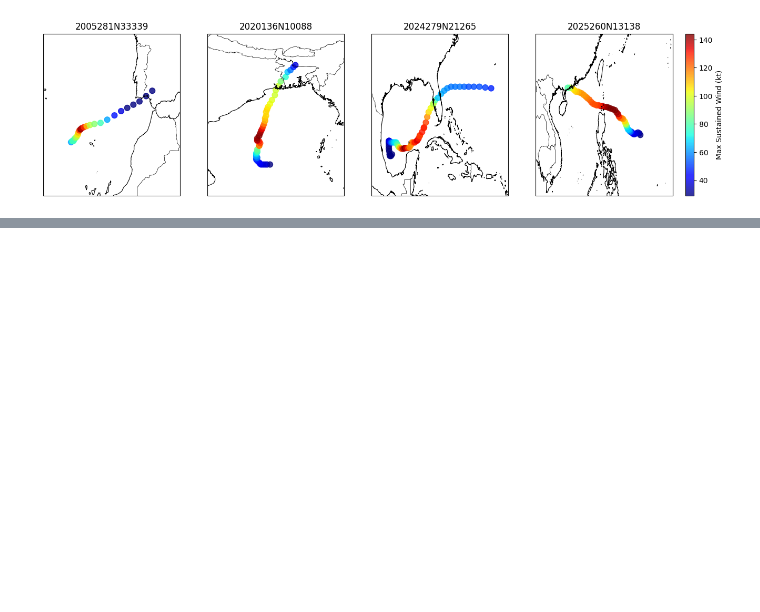
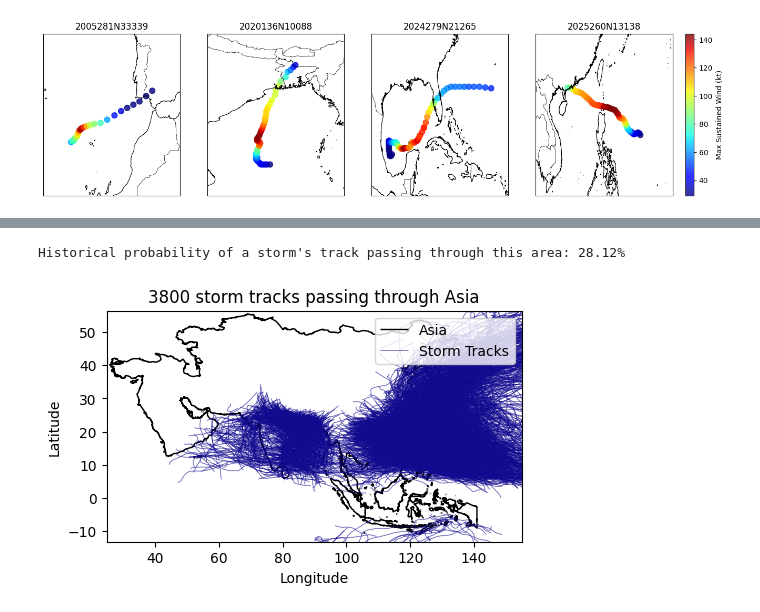
Before and after one commit to ministryofaayush/perils, a Jupyter notebook: typhon/storms_SIDevents.ipynb, the cells around one changed output, grey strips where cells are left out. Saved outputs shown, nothing was run; the diff lists cells and outputs as text; code cells hidden in the pictures; blank space fills up the shorter version.

```diff
--- a/typhon/storms_SIDevents.ipynb
+++ b/typhon/storms_SIDevents.ipynb
@@ -120,0 +160,19 @@ plt.show()
+# %%
+# shapely.geometry's LineStrings help create a single geometry for each storm track
+# Build one LineString per storm
+
+df_sorted = df.sort_values(['SID', 'ISO_TIME'])
+
+tracks = []
+for sid, grp in df_sorted.groupby('SID'):
+    if len(grp) >= 2:
+        tracks.append({'SID': sid, 'NAME': grp['NAME'].iloc[0],
+                        'geometry': LineString(zip(grp['LON'], grp['LAT']))})
+
+tracks_gdf = gpd.GeoDataFrame(tracks, crs="EPSG:4326")
+# %%
+AsiaUnion = Asia.geometry.union_all()
+tracks_through_area = tracks_gdf[tracks_gdf.intersects(AsiaUnion)]
+
+print(f"Number of storms whose track passed through the area: {len(tracks_through_area)}")
+tracks_through_area[['SID', 'NAME']]
@@ -120,0 +194,9 @@ plt.show()
+# %%
+prob_any_storm_hits_area = len(tracks_through_area) / tracks_gdf['SID'].nunique()
+print(f"Historical probability of a storm's track passing through this area: {prob_any_storm_hits_area:.2%}")
+# %% [output]
+Historical probability of a storm's track passing through this area: 28.12%
+# %%
+RegionalStormTracks(Asia, tracks_through_area, 'Asia')
+# %% [output]
+[figure, added]
```
Also changed, not shown: parts of 16 cells of this notebook.
